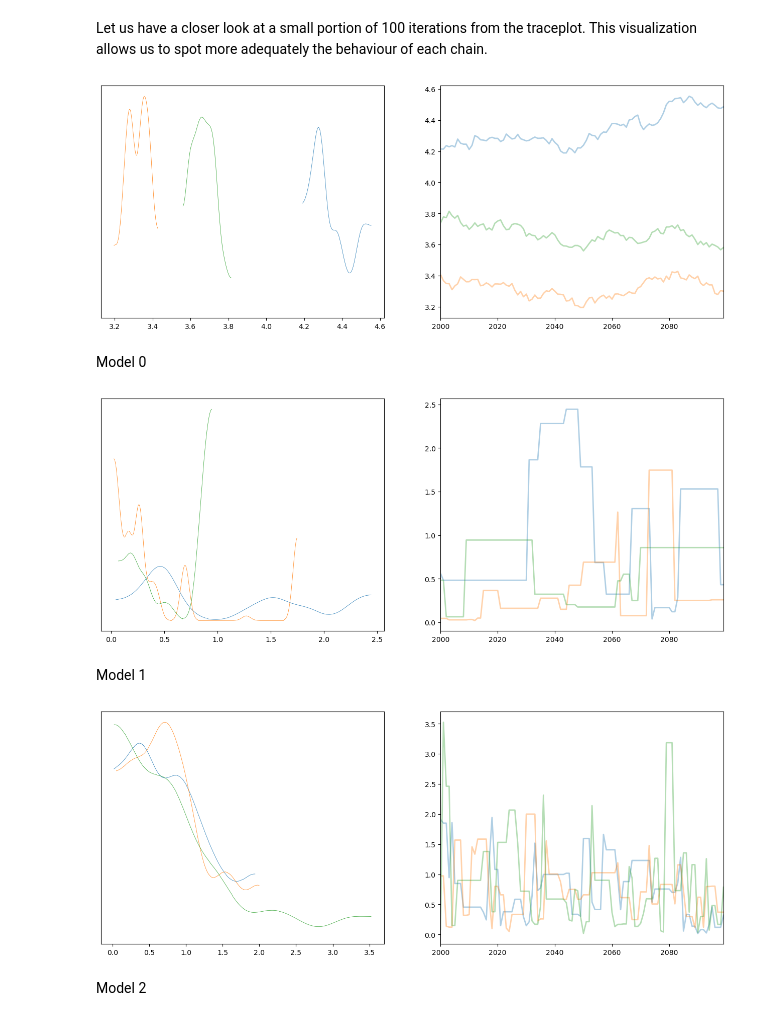
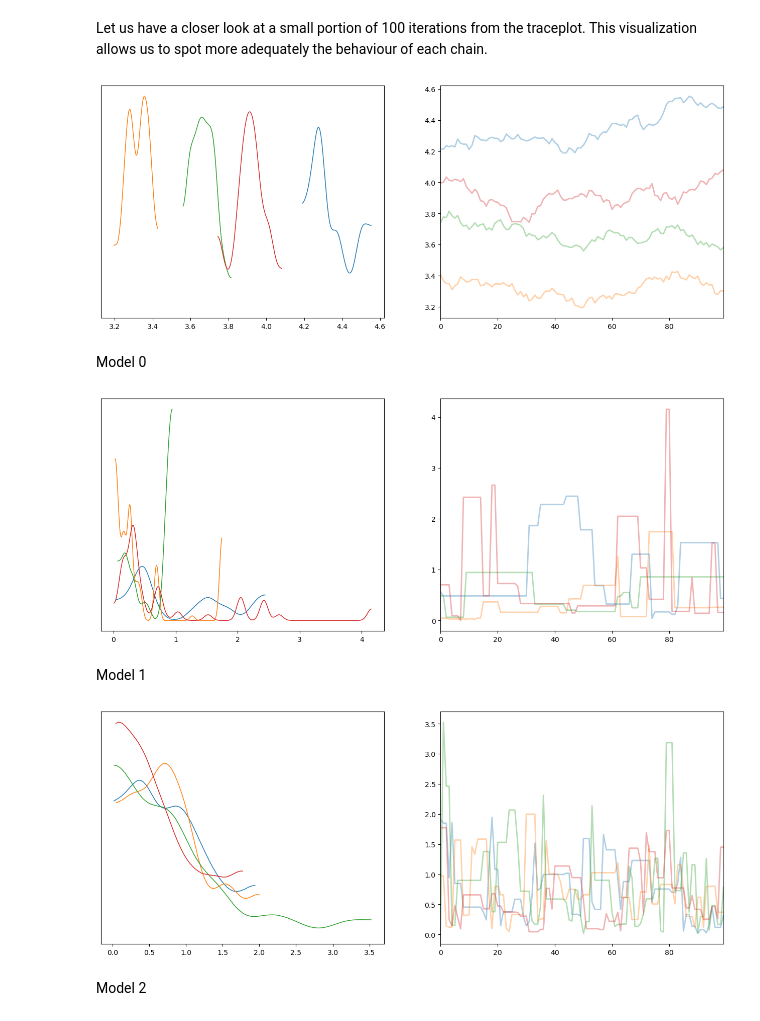
Before and after one commit to fcastagna/mcmc_convergence, a Jupyter notebook: convergence.ipynb, the cells around one changed output. Cells and saved outputs as stored; diff of their text form; code cells hidden in the pictures.

```diff
--- a/convergence.ipynb
+++ b/convergence.ipynb
@@ -20,21 +19,16 @@ logging.disable(sys.maxsize)
 # %%
 %%capture
-import numpy as np
-import pymc as pm
-
 obs = [-4.]
 niter = 5000
-nburn = 2000
-ntotal = nburn+niter
-nchains = 3
+nchains = 4
 seed = 123
 
 with pm.Model() as model:
     m = pm.Uniform('m', lower=0., upper=10.)
     likelihood = pm.Normal('y_obs', mu=m, sigma=2., observed=obs)
-    step_0 = pm.Metropolis(S=np.array([.01]))
-    step_1 = pm.Metropolis(S=np.array([10]))
-    step_2 = pm.Metropolis(S=np.array([2.5]))
-    trace_0 = pm.sample(ntotal, step=step_0, cores=1, tune=0, chains=nchains, random_seed=123)
-    trace_1 = pm.sample(ntotal, step=step_1, cores=1, tune=0, chains=nchains, random_seed=123)
-    trace_2 = pm.sample(ntotal, step=step_2, cores=1, tune=0, chains=nchains, random_seed=123)
+    step_0 = pm.Metropolis(S=np.array([.01]), tune_interval=niter)
+    step_1 = pm.Metropolis(S=np.array([10]), tune_interval=niter)
+    step_2 = pm.Metropolis(S=np.array([2.5]), tune_interval=niter)
+    trace_0 = pm.sample(niter, step=step_0, tune=0, chains=nchains, random_seed=seed)
+    trace_1 = pm.sample(niter, step=step_1, tune=0, chains=nchains, random_seed=seed)
+    trace_2 = pm.sample(niter, step=step_2, tune=0, chains=nchains, random_seed=seed)
@@ -84,3 +55,10 @@ Coordinates:
+# %%
+%%capture
+nburn = 2000
+with model:
+    trace_0 = pm.sample(niter, step=step_0, tune=nburn, chains=nchains, random_seed=seed)
+    trace_1 = pm.sample(niter, step=step_1, tune=nburn, chains=nchains, random_seed=seed)
+    trace_2 = pm.sample(niter, step=step_2, tune=nburn, chains=nchains, random_seed=seed)
 # %% [markdown]
 # Traceplot
 A traceplot shows the history of a parameter value across iterations of the chain. It's easy to spot from the traceplot whether our chains adequately explored the parameter space or not.
@@ -117,27 +94,27 @@ Model 2
 # %% [markdown]
 Let us have a closer look at a small portion of 100 iterations from the traceplot. This visualization allows us to spot more adequately the behaviour of each chain.
 # %%
-pm.plot_trace(trace_0.posterior.m[:,nburn:nburn+100], var_names=['m'], figsize=(16, 6), trace_kwargs={'linewidth': 2},
+pm.plot_trace(trace_0.posterior.m[:,:100], var_names=['m'], figsize=(16, 6), trace_kwargs={'linewidth': 2},
               compact=0, labeller=az.labels.MapLabeller(var_name_map={"m": ''}))
 pass
 # %% [output]
-[figure, old version]
+[figure, new version]
 # %% [markdown]
 Model 0
 # %%
-pm.plot_trace(trace_1.posterior.m[:,nburn:nburn+100], var_names=['m'], figsize=(16, 6), trace_kwargs={'linewidth': 2},
+pm.plot_trace(trace_1.posterior.m[:,:100], var_names=['m'], figsize=(16, 6), trace_kwargs={'linewidth': 2},
               compact=0, labeller=az.labels.MapLabeller(var_name_map={"m": ''}))
 pass
 # %% [output]
-[figure, old version]
+[figure, new version]
 # %% [markdown]
 Model 1
 # %%
-pm.plot_trace(trace_2.posterior.m[:,nburn:nburn+100], var_names=['m'], figsize=(16, 6), trace_kwargs={'linewidth': 2},
+pm.plot_trace(trace_2.posterior.m[:,:100], var_names=['m'], figsize=(16, 6), trace_kwargs={'linewidth': 2},
               compact=0, labeller=az.labels.MapLabeller(var_name_map={"m": ''}))
 pass
 # %% [output]
-[figure, old version]
+[figure, new version]
 # %% [markdown]
 Model 2
 # %% [markdown]
```
Also changed, not shown: parts of 35 cells of this notebook.
